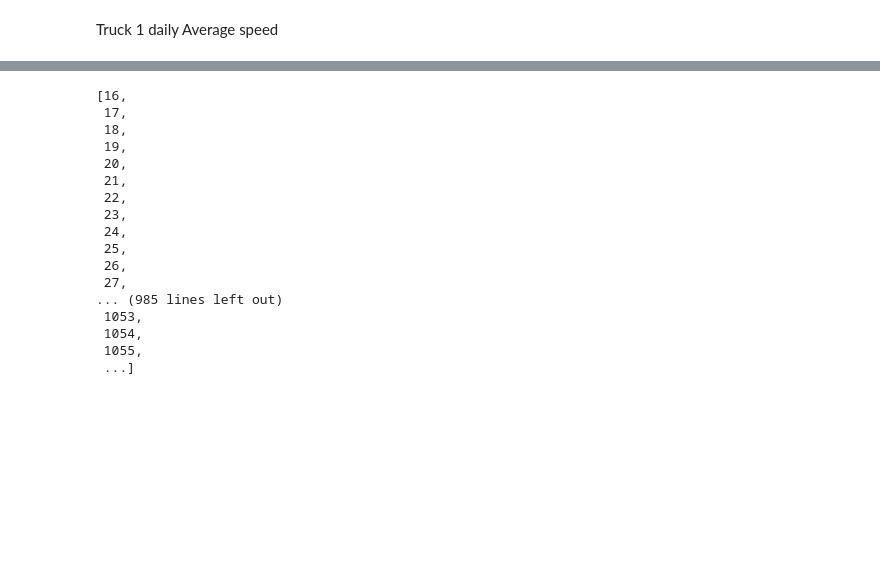
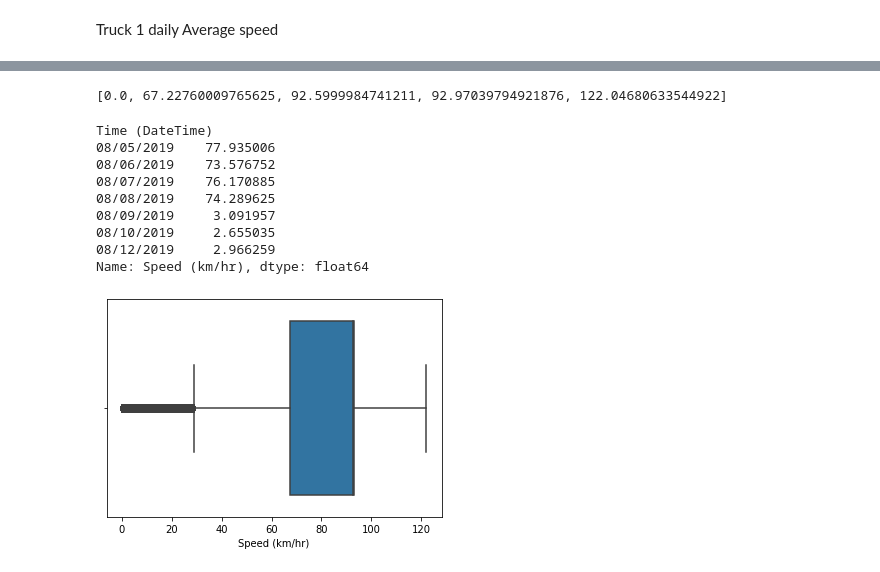
Before and after one commit to UNCG-CSE/Volvo_Truck_Analytics, a Jupyter notebook: src/VolvoTrucksAnalytics.ipynb, the cells around one changed output, grey strips where cells are left out. Cells and saved outputs as stored; diff of their text form; code cells hidden in the pictures; blank space fills up the shorter version.

Commit message:
Attempt 4 on outlier and boxplots

```diff
--- a/src/VolvoTrucksAnalytics.ipynb
+++ b/src/VolvoTrucksAnalytics.ipynb
@@ -232,9 +484,9 @@ def divideByDay(truck_df, byday_df=None):
     truck_df['Time (DateTime)'] = dates
 
     if(byday_df):
-        byday_df = truck_df.groupby('Time (DateTime)')[byday_df].median()
+        byday_df = truck_df.groupby('Time (DateTime)')[byday_df].mean()
     else:
-        byday_df = truck_df.groupby('Time (DateTime)').median()
+        byday_df = truck_df.groupby('Time (DateTime)').mean()
 
     return byday_df
 # %% [markdown]
@@ -248,4 +516,5 @@ print(divideByDay(truck1data, "Speed (km/hr)"))
 # %%
+import seaborn as sns
 def outlierDetection(truck_df):
     l = []
     h = []
@@ -254,14 +523,23 @@ def outlierDetection(truck_df):
     iqr = fiveNum[3] - fiveNum[1]
     low_outl = fiveNum[1] - (1.5 * iqr)
     high_outl = fiveNum + (1.5 * iqr)
+    print(fiveNum)
+    #iterateData = float(truck_df['Speed (km/hr)'])
+
     #truck_df = truck_df[numpy.abs(truck_df['Speed (km/hr)'] - truck_df['Speed (km/hr)'].mean()) <= (2 * truck_df['Speed (km/hr)'].std())]
-    for index, tdata in truck_df.iterrows():
-        if math.isnan(tdata['Speed (km/hr)']):
-            continue
+    #truck_df['high_outl'] = high_outl
+    #truck_df = truck_df.rename()
+    #truck_df = truck_df[(truck_df['Speed (km/hr)'] > [high_outl] * truck_df.shape[0])]
+
+    sns.boxplot(x=truck_df['Speed (km/hr)'])
+
+    #for index, tdata in truck_df.iterrows():
+    #    if math.isnan(tdata['Speed (km/hr)']):
+    #        continue
     #    l = numpy.any(int(tdata['Speed (km/hr)']) > high_outl)
-        iterateData = float(tdata['Speed (km/hr)'])
-        if(numpy.any(iterateData > high_outl) or (iterateData < low_outl)):
-            l.append(index)
+    #    iterateData = float(tdata['Speed (km/hr)'])
+    #    if(numpy.any(iterateData > high_outl) or (iterateData < low_outl)):
+    #        l.append(index)
 
          #(iterateData)
     #selected  = truck_df[numpy.logical_and(truck_df['Speed (km/hr)'] > high_outl, truck_df['Speed (km/hr)'] < low_outl)]
@@ -269,27 +547,21 @@ def outlierDetection(truck_df):
         #    h.append(index)
         #if (iterateData < low_outl):
         #    l.append(index)
-    return l
+    return truck_df
 #outlierDetection(truck1data)
 # %%
-outlierDetection(truck1data)
-#divideByDay(outlierDetection(truck1data), "Speed (km/hr)")
+#outlierDetection(truck1data)
+divideByDay(outlierDetection(truck1data), "Speed (km/hr)")
 # %% [output]
-[16,
- 17,
- 18,
- 19,
- 20,
- 21,
- 22,
- 23,
- 24,
- 25,
- 26,
- 27,
-... (985 lines left out)
- 1053,
- 1054,
- 1055,
- ...]
+[0.0, 67.22760009765625, 92.5999984741211, 92.97039794921876, 122.04680633544922]
+Time (DateTime)
+08/05/2019    77.935006
+08/06/2019    73.576752
+08/07/2019    76.170885
+08/08/2019    74.289625
+08/09/2019     3.091957
+08/10/2019     2.655035
+08/12/2019     2.966259
+Name: Speed (km/hr), dtype: float64
+[figure, added]
 # %%
```
Also changed, not shown: parts of 20 cells of this notebook.
